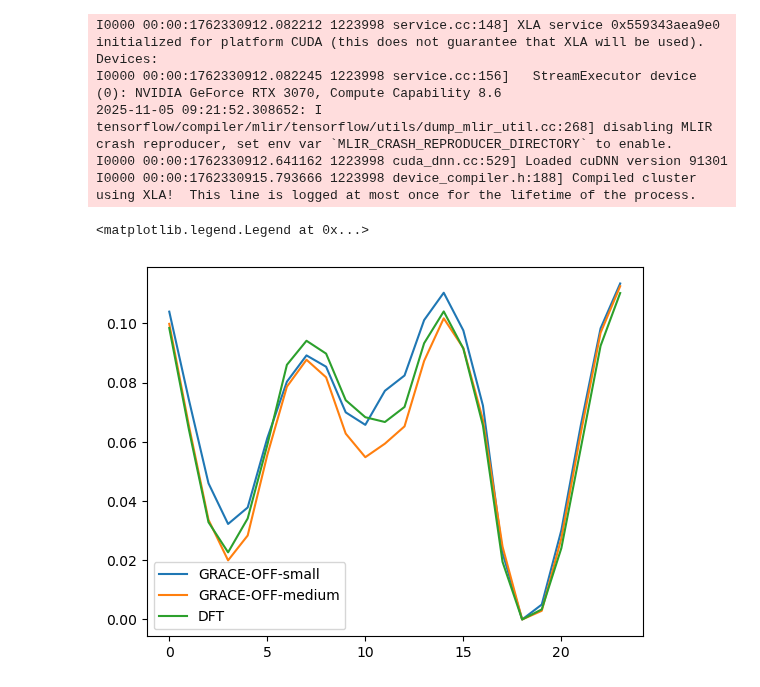
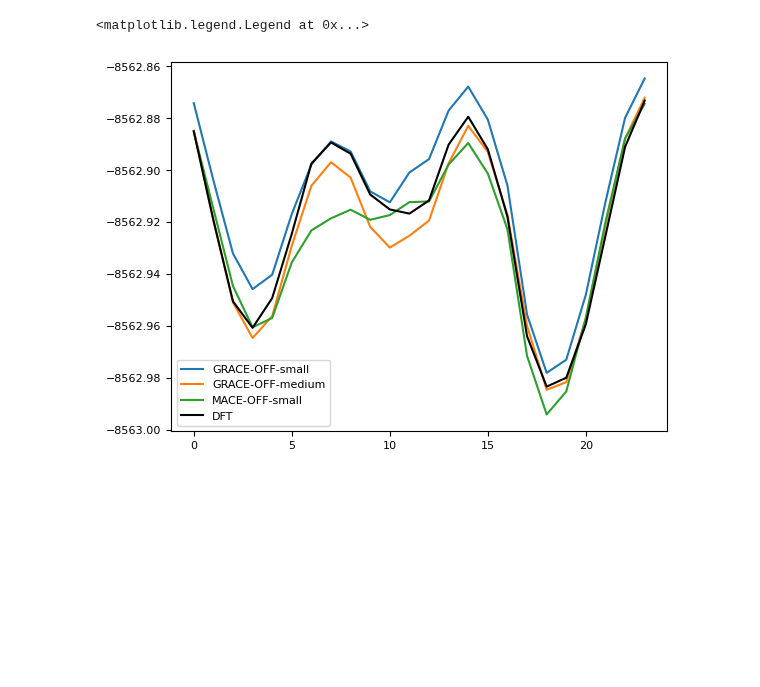
Before and after one commit to heid-lab/grace-off, a Jupyter notebook: analysis/torsions.ipynb, the cells around one changed output. Cells and saved outputs as stored; diff of their text form; code cells hidden in the pictures; blank space fills up the shorter version.

Commit message:
add functionality to calculate total energy

```diff
--- a/analysis/torsions.ipynb
+++ b/analysis/torsions.ipynb
@@ -89,31 +111,38 @@ symbols = [chemical_symbols[int(z)] for z in Z]
 # %%
+smiles = list(data_tnet.keys())[0]
+
+Z = data_tnet[smiles]["atomic_numbers"][:]
+symbols = [chemical_symbols[int(z)] for z in Z]
+
 torsion_energies_small = []
 torsion_energies_medium = []
+torsion_energies_mace = []
 
 for i, conf in enumerate(data_tnet[smiles]["conformations"]):
     pos = data_tnet[smiles]["conformations"][i][:] * units.Bohr
     mol = Atoms(symbols=symbols, positions=pos)
     mol.calc = calc_grace_small
     energy = mol.get_potential_energy()
-    torsion_energies_small.append(energy)
+    ref_energy = compute_reference_energy(smiles) * 27.211386245988
+    torsion_energies_small.append(energy + ref_energy)
 
     mol.calc = calc_grace_medium
     energy = mol.get_potential_energy()
-    torsion_energies_medium.append(energy)
+    ref_energy = compute_reference_energy(smiles) * 27.211386245988
+    torsion_energies_medium.append(energy + ref_energy)
+
+    mol.calc = calc_mace_small
+    energy = mol.get_potential_energy()
+    torsion_energies_mace.append(energy)
+
+plt.plot(np.asarray(torsion_energies_small), label="GRACE-OFF-small")
+plt.plot(np.asarray(torsion_energies_medium), label="GRACE-OFF-medium")
+plt.plot(np.asarray(torsion_energies_mace), label="MACE-OFF-small")
+plt.plot(data_tnet[smiles]["dft total energy"][:] * 27.211386245988, label="DFT", color="black")
+plt.legend()
 # %% [output]
-I0000 00:00:1762330912.082212 1223998 service.cc:148] XLA service 0x559343aea9e0 initialized for platform CUDA (this does not guarantee that XLA will be used). Devices:
-I0000 00:00:1762330912.082245 1223998 service.cc:156]   StreamExecutor device (0): NVIDIA GeForce RTX 3070, Compute Capability 8.6
-2025-11-05 09:21:52.308652: I tensorflow/compiler/mlir/tensorflow/utils/dump_mlir_util.cc:268] disabling MLIR crash reproducer, set env var `MLIR_CRASH_REPRODUCER_DIRECTORY` to enable.
-I0000 00:00:1762330912.641162 1223998 cuda_dnn.cc:529] Loaded cuDNN version 91301
-I0000 00:00:1762330915.793666 1223998 device_compiler.h:188] Compiled cluster using XLA!  This line is logged at most once for the lifetime of the process.
+<matplotlib.legend.Legend at 0x...>
+[figure, added]
-# %%
-plt.plot(np.asarray(torsion_energies_small) - min(np.asarray(torsion_energies_small)), label="GRACE-OFF-small")
-plt.plot(np.asarray(torsion_energies_medium) - min(np.asarray(torsion_energies_medium)), label="GRACE-OFF-medium")
-plt.plot(data_tnet[smiles]["dft total energy"][:]* 27.211386245988 - min(data_tnet[smiles]["dft total energy"][:]* 27.211386245988), label="DFT")
-plt.legend()
-# %% [output]
-<matplotlib.legend.Legend at 0x...>
-[figure, removed]
 # %%
 import numpy as np
 import matplotlib.pyplot as plt
```
Also changed, not shown: parts of 17 cells of this notebook.
